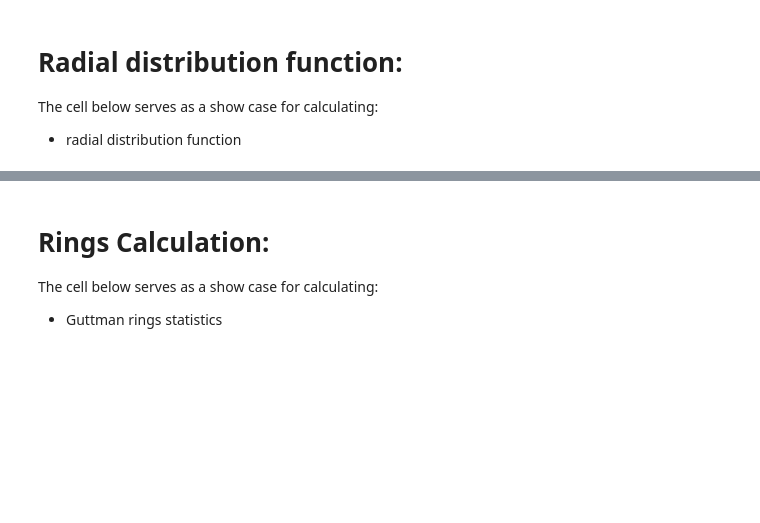
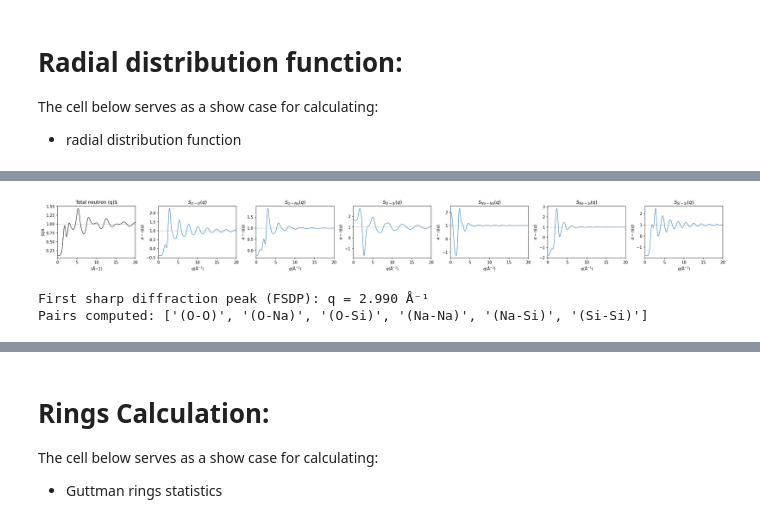
Before and after one commit to glasagent/amorphouspy, a Jupyter notebook: notebooks/StructureAnalysis.ipynb, the cells around one changed output, grey strips where cells are left out. Saved outputs shown, nothing was run; the diff lists cells and outputs as text; code cells hidden in the pictures; blank space fills up the shorter version.

```diff
--- a/notebooks/StructureAnalysis.ipynb
+++ b/notebooks/StructureAnalysis.ipynb
@@ -241,0 +258,58 @@ plt.show()
+# %%
+# Compute neutron S(q) for the sodium silicate glass loaded above
+# atoms is already loaded from data/SiONa_5.extxyz (25 mol% Na2O, 75 mol% SiO2)
+q, sq_total, sq_partials = compute_structure_factor(
+    atoms,
+    q_min=0.1,
+    q_max=20.0,
+    n_q=600,
+    r_max=10.0,
+    n_bins=2000,
+    radiation="neutron",
+    lorch_damping=True,
+)
+
+# --- Plot total and partial S(q) -------------------------------------
+type_map = {8: "O", 11: "Na", 14: "Si"}
+
+n_partials = len(sq_partials)
+fig, axes = plt.subplots(
+    1,
+    n_partials + 1,
+    figsize=(3.5 * (n_partials + 1), 3.5 / 1.3333),
+    dpi=150,
+    layout="constrained",
+)
+
+# Total S(q)
+axes[0].plot(q, sq_total, color="black", linewidth=1.0)
+axes[0].axhline(1.0, color="grey", linewidth=0.6, linestyle="--")
+axes[0].set_xlabel(r"$ (Å{-1}$)")
+axes[0].set_ylabel(r"(q)$")
+axes[0].set_title("Total neutron (q)$")
+axes[0].set_xlim(0, 20)
+
+# Partial S_αβ(q)
+for ax, ((z1, z2), sq_ab) in zip(axes[1:], sq_partials.items(), strict=False):
+    label_1 = type_map.get(z1, chemical_symbols[z1])
+    label_2 = type_map.get(z2, chemical_symbols[z2])
+    ax.plot(q, sq_ab, linewidth=1.0)
+    ax.axhline(1.0, color="grey", linewidth=0.6, linestyle="--")
+    ax.set_xlabel(r"$q(\mathrm{\AA}^{-1}$)")
+    ax.set_ylabel(r"${\alpha-\eta}(q)$")
+    ax.set_title(rf"$S_{{{label_1}-{label_2}}}(q)$")
+    ax.set_xlim(0, 20)
+
+plt.show()
+
+# --- Print peak positions (first sharp diffraction peak) -------------
+fsdp_idx = int(np.argmax(sq_total[(q > 1.0) & (q < 4.0)]))
+fsdp_q = q[(q > 1.0) & (q < 4.0)][fsdp_idx]
+print(f"First sharp diffraction peak (FSDP): q = {fsdp_q:.3f} Å⁻¹")
+print(
+    f"Pairs computed: {[f'({type_map.get(z1, z1)}-{type_map.get(z2, z2)})' for z1, z2 in sq_partials]}"
+)
+# %% [output]
+[figure, added]
+First sharp diffraction peak (FSDP): q = 2.990 Å⁻¹
+Pairs computed: ['(O-O)', '(O-Na)', '(O-Si)', '(Na-Na)', '(Na-Si)', '(Si-Si)']
```
Also changed, not shown: parts of 11 cells of this notebook, 6 other files.
